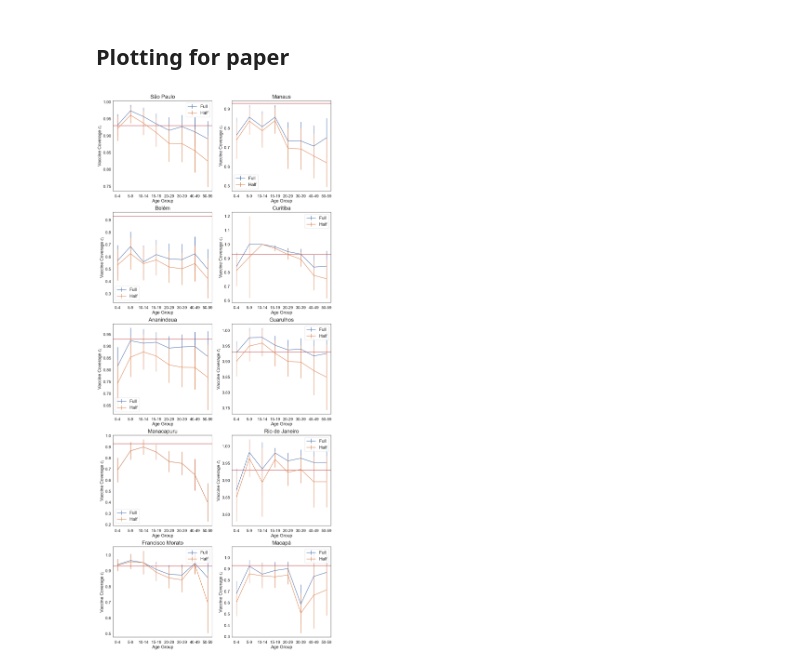
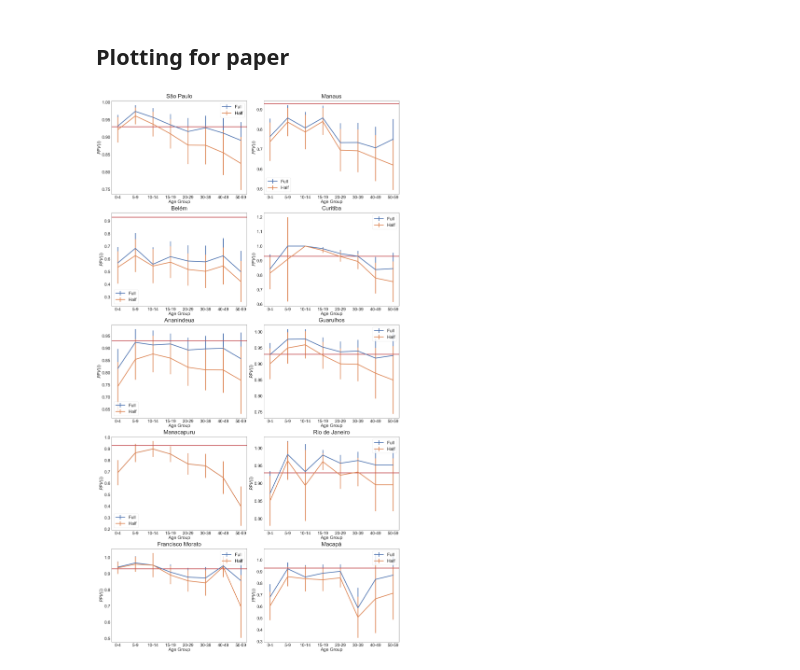
Before and after one commit to denisecammarota/measles-vacc-coverage, a Jupyter notebook: Notebooks/S0_Errors_Estimation_Paper_2.ipynb, the cells around one changed output. Saved outputs shown, nothing was run; the diff lists cells and outputs as text; code cells hidden in the pictures.

```diff
--- a/Notebooks/S0_Errors_Estimation_Paper_2.ipynb
+++ b/Notebooks/S0_Errors_Estimation_Paper_2.ipynb
@@ -163,28 +177,28 @@ EXCLUDING IGNORED FROM SAMPLE
 ## Plotting for paper
 # %%
 c = 0
-fig, ax = plt.subplots(5,2,figsize = (15,35)) # 2 5 35 15
+fig, ax = plt.subplots(5,2,figsize = (30,55)) # 2 5 35 15
 muns_name = ['São Paulo','Manaus','Belém','Curitiba','Ananindeua','Guarulhos','Manacapuru', 'Rio de Janeiro', 'Francisco Morato', 'Macapá']
 mpl.rcParams['xtick.major.pad'] = 10
 mpl.rcParams['xtick.minor.pad'] = 10
 
 for i in range(5): # 2
     for j in range(2): # 5
-        ax[i,j].errorbar(np.arange(len(cov_1[c])),cov_1[c], yerr = e_cov_1[c], linewidth = 2, label = 'Full')
-        ax[i,j].errorbar(np.arange(len(cov_2[c])),cov_2[c], yerr = e_cov_2[c], linewidth = 2, label = 'Half')
+        ax[i,j].errorbar(np.arange(len(cov_1[c])),cov_1[c], yerr = e_cov_1[c], linewidth = 5, label = 'Full')
+        ax[i,j].errorbar(np.arange(len(cov_2[c])),cov_2[c], yerr = e_cov_2[c], linewidth = 5, label = 'Half')
         ax[i,j].set_xticks(np.arange(len(p_vacs)))
-        ax[i,j].set_xticklabels(['0-4','5-9','10-14','15-19', '20-29', '30-39','40-49','50-59'], fontsize = 12)
-        ax[i,j].tick_params(axis='both', which='major', labelsize = 18)
-        ax[i,j].tick_params(axis='both', which='minor', labelsize = 18)
-        ax[i,j].axhline(0.93,color = 'r', linewidth = 2)
-        ax[i,j].set_ylabel('Vaccine Coverage '+r'$c_i$',fontsize = 20)
-        ax[i,j].set_ylabel('Vaccine Coverage '+r'$c_i$', fontsize = 20)
-        ax[i,j].set_xlabel('Age Group', fontsize = 20)
-        ax[i,j].set_title(muns_name[c], fontsize = 24, pad = 10)
-        ax[i,j].legend(fontsize = 20)
+        ax[i,j].set_xticklabels(['0-4','5-9','10-14','15-19', '20-29', '30-39','40-49','50-59'], fontsize = 20)
+        ax[i,j].tick_params(axis='both', which='major', labelsize = 30)
+        ax[i,j].tick_params(axis='both', which='minor', labelsize = 30)
+        ax[i,j].axhline(0.93,color = 'r', linewidth = 5)
+        ax[i,j].set_ylabel(r'$PPV(i)$',fontsize = 32)
+        ax[i,j].set_ylabel(r'$PPV(i)$', fontsize = 32)
+        ax[i,j].set_xlabel('Age Group', fontsize = 32)
+        ax[i,j].set_title(muns_name[c], fontsize = 40, pad = 20)
+        ax[i,j].legend(fontsize = 32)
         c = c + 1
 plt.tight_layout()
 plt.savefig('../Figs/subplots_coverage_plot.pdf',bbox_inches='tight')
 plt.show()
 # %% [output]
-[figure, old version]
+[figure, new version]
```
Also changed, not shown: parts of 4 cells of this notebook, 17 other files.
